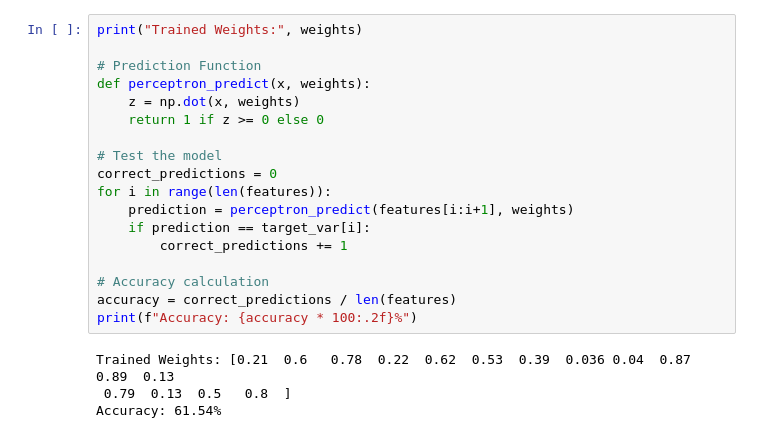
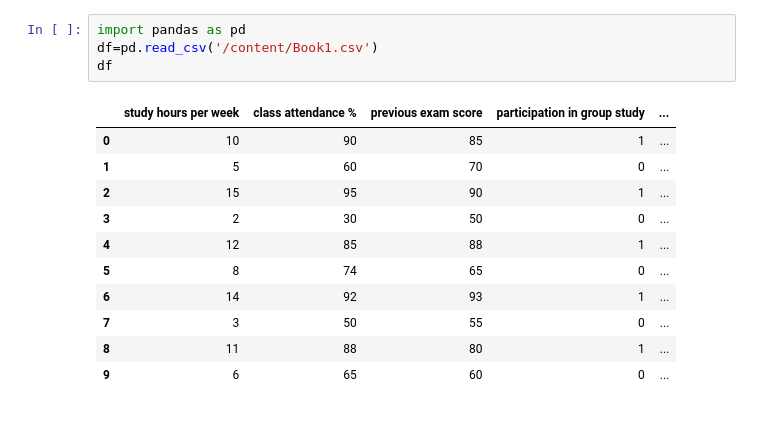
Before and after one commit to 2303A52345/SML-2303A52345, a Jupyter notebook: sml_assigment_6_2345.ipynb, the cells around one changed output. Drawn from its saved outputs; the diff is of its cells as text.

```diff
--- a/sml_assigment_6_2345.ipynb
+++ b/sml_assigment_6_2345.ipynb
@@ -207,22 +3,16 @@ array([0.21 , 0.6  , 0.78 , 0.22 , 0.62 , 0.53 , 0.39 , 0.036, 0.04 ,
-# %%
-print("Trained Weights:", weights)
-
-# Prediction Function
-def perceptron_predict(x, weights):
-    z = np.dot(x, weights)
-    return 1 if z >= 0 else 0
-
-# Test the model
-correct_predictions = 0
-for i in range(len(features)):
-    prediction = perceptron_predict(features[i:i+1], weights)
-    if prediction == target_var[i]:
-        correct_predictions += 1
-
-# Accuracy calculation
-accuracy = correct_predictions / len(features)
-print(f"Accuracy: {accuracy * 100:.2f}%")
-# %% [output]
-Trained Weights: [0.21  0.6   0.78  0.22  0.62  0.53  0.39  0.036 0.04  0.87  0.89  0.13
- 0.79  0.13  0.5   0.8  ]
-Accuracy: 61.54%
+# %%
+import pandas as pd
+df=pd.read_csv('/content/Book1.csv')
+df
+# %% [output]
+|  | study hours per week | class attendance % | previous exam score | participation in group study | ... |
+| 0 | 10 | 90 | 85 | 1 | ... |
+| 1 | 5 | 60 | 70 | 0 | ... |
+| 2 | 15 | 95 | 90 | 1 | ... |
+| 3 | 2 | 30 | 50 | 0 | ... |
+| 4 | 12 | 85 | 88 | 1 | ... |
+| 5 | 8 | 74 | 65 | 0 | ... |
+| 6 | 14 | 92 | 93 | 1 | ... |
+| 7 | 3 | 50 | 55 | 0 | ... |
+| 8 | 11 | 88 | 80 | 1 | ... |
+| 9 | 6 | 65 | 60 | 0 | ... |
```
Also changed, not shown: parts of 35 cells of this notebook.
